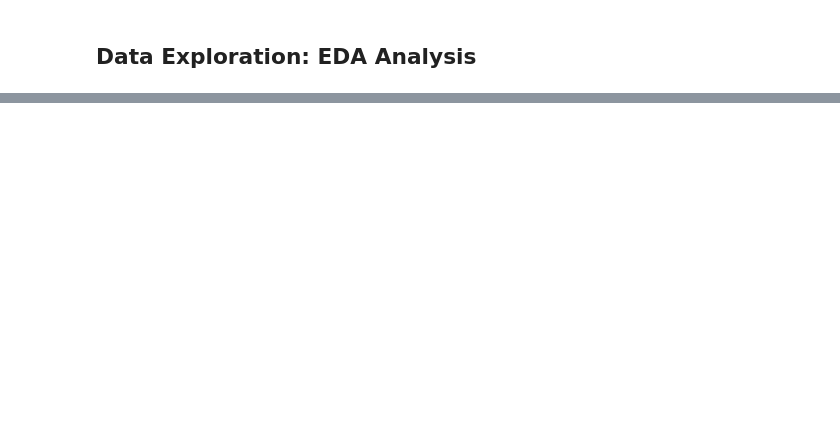
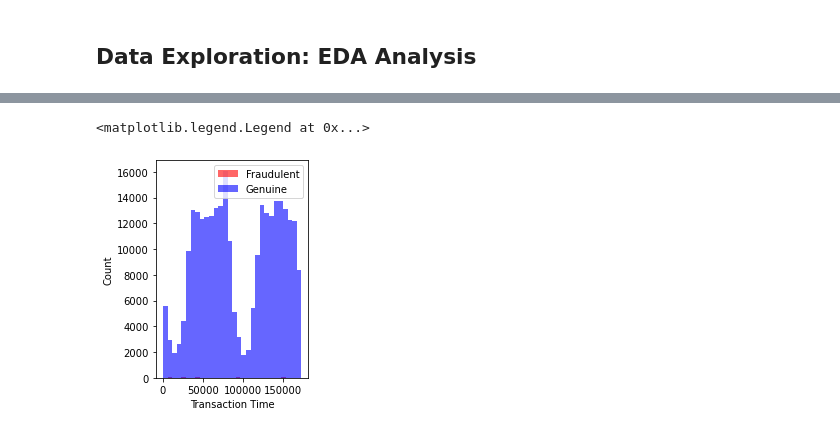
Before and after one commit to Edna722/CODSOFT_ML, a Jupyter notebook: Credit Card fraud detection _task 5.ipynb, the cells around one changed output, grey strips where cells are left out. Cells and saved outputs as stored; diff of their text form; code cells hidden in the pictures; blank space fills up the shorter version.

```diff
--- a/Credit Card fraud detection _task 5.ipynb
+++ b/Credit Card fraud detection _task 5.ipynb
@@ -178,0 +226,11 @@ plot_histogram(credit_data)
+# %%
+# 1.3. Histograms for Time
+plt.subplot(121)
+plt.hist(fraudulent_data['Time'], bins=30, color='red', alpha=0.6, label='Fraudulent')
+plt.hist(genuine_data['Time'], bins=30, color='blue', alpha=0.6, label='Genuine')
+plt.xlabel('Transaction Time')
+plt.ylabel('Count')
+plt.legend()
+# %% [output]
+<matplotlib.legend.Legend at 0x...>
+[figure, added]
```
Also changed, not shown: parts of 13 cells of this notebook.
